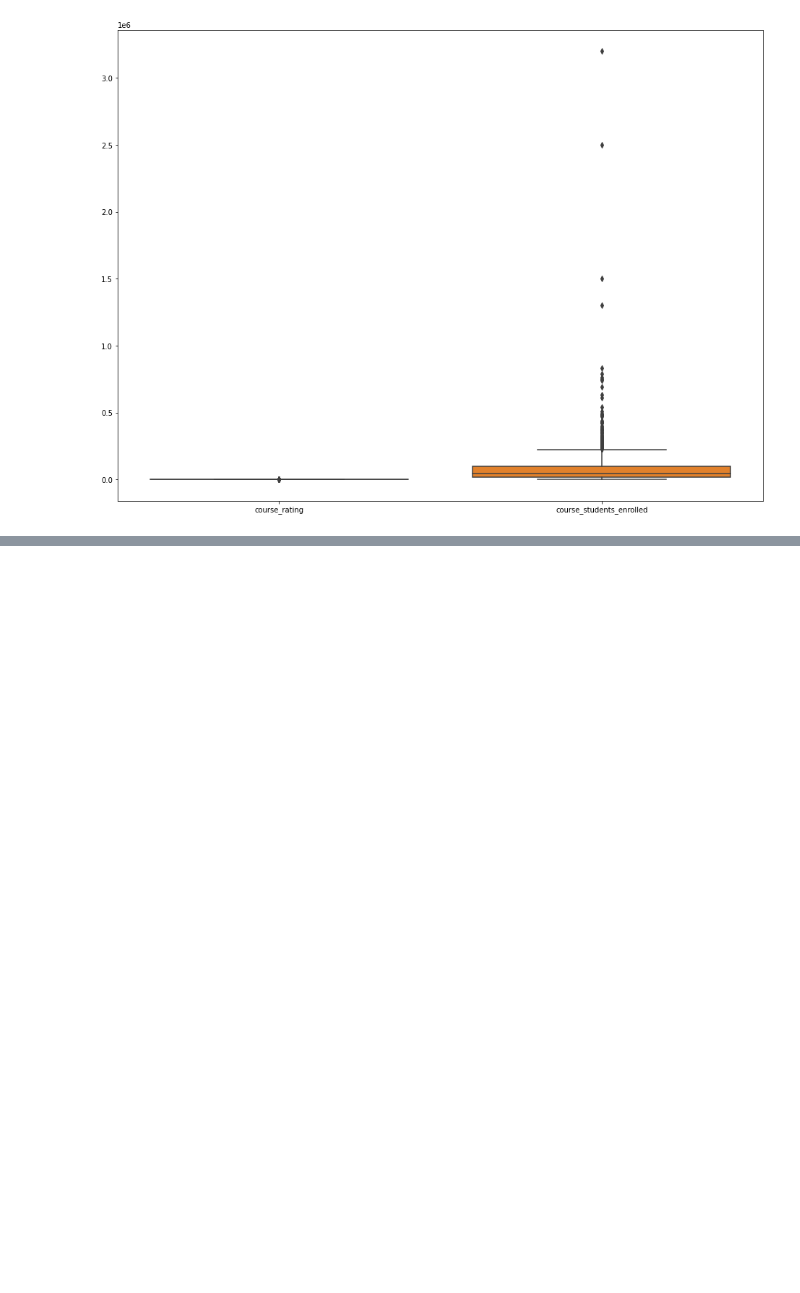
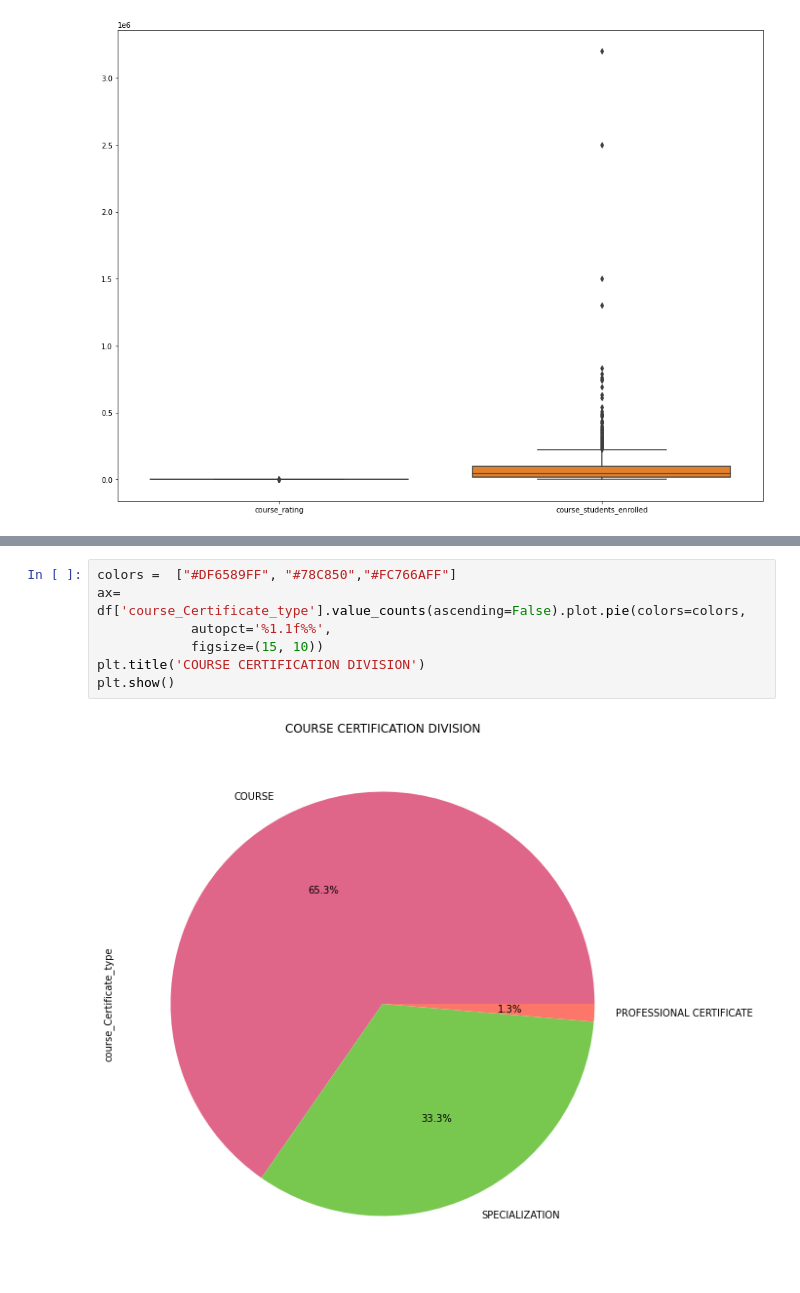
Before and after one commit to Kelvin-Arellano/Coursera, a Jupyter notebook: Untitled.ipynb, the cells around one changed output, grey strips where cells are left out. Saved outputs shown, nothing was run; the diff lists cells and outputs as text; blank space fills up the shorter version.

```diff
--- a/Untitled.ipynb
+++ b/Untitled.ipynb
@@ -151,0 +159,9 @@ sns.boxplot(data=df)
+# %%
+colors =  ["#DF6589FF", "#78C850","#FC766AFF"]
+ax= df['course_Certificate_type'].value_counts(ascending=False).plot.pie(colors=colors,
+            autopct='%1.1f%%',
+            figsize=(15, 10))
+plt.title('COURSE CERTIFICATION DIVISION')
+plt.show()
+# %% [output]
+[figure, added]
```
Also changed, not shown: parts of 1 cell of this notebook.
